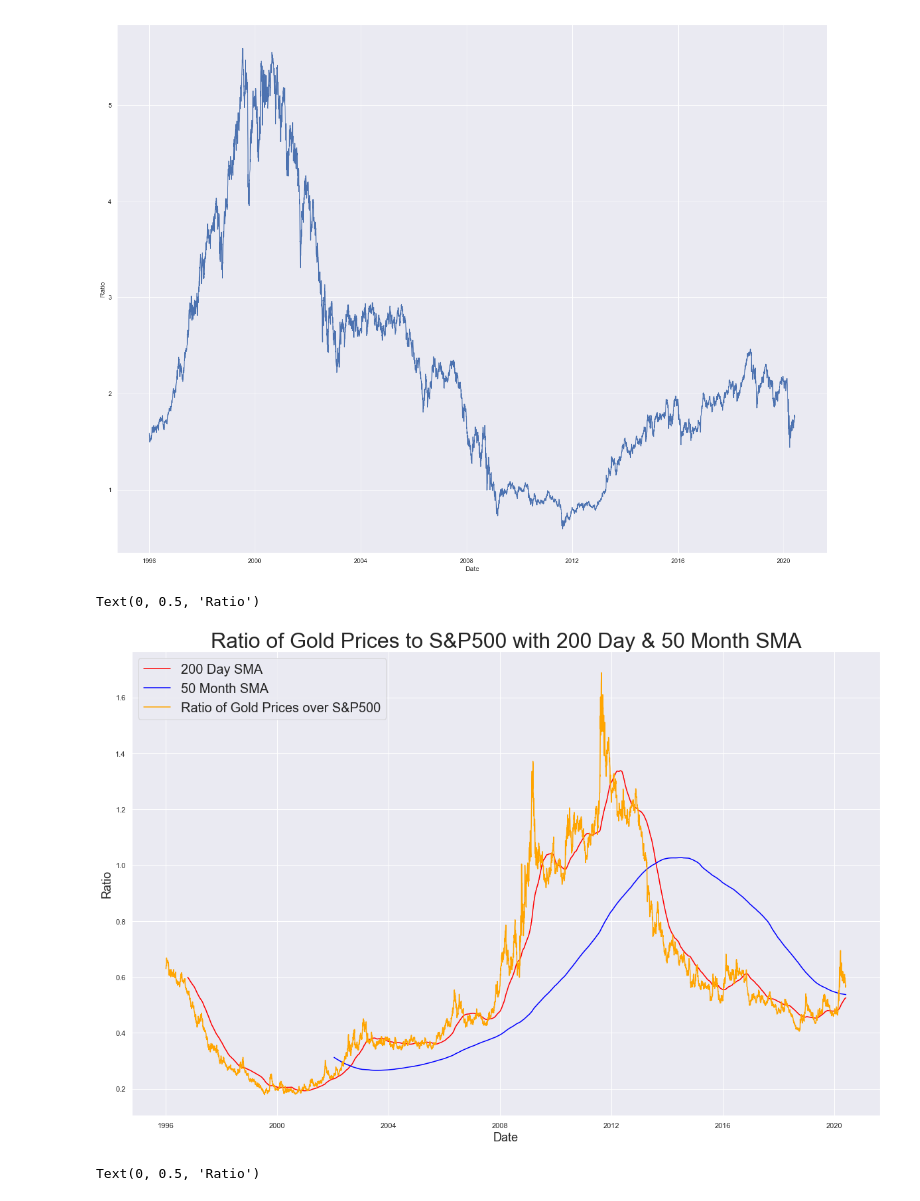
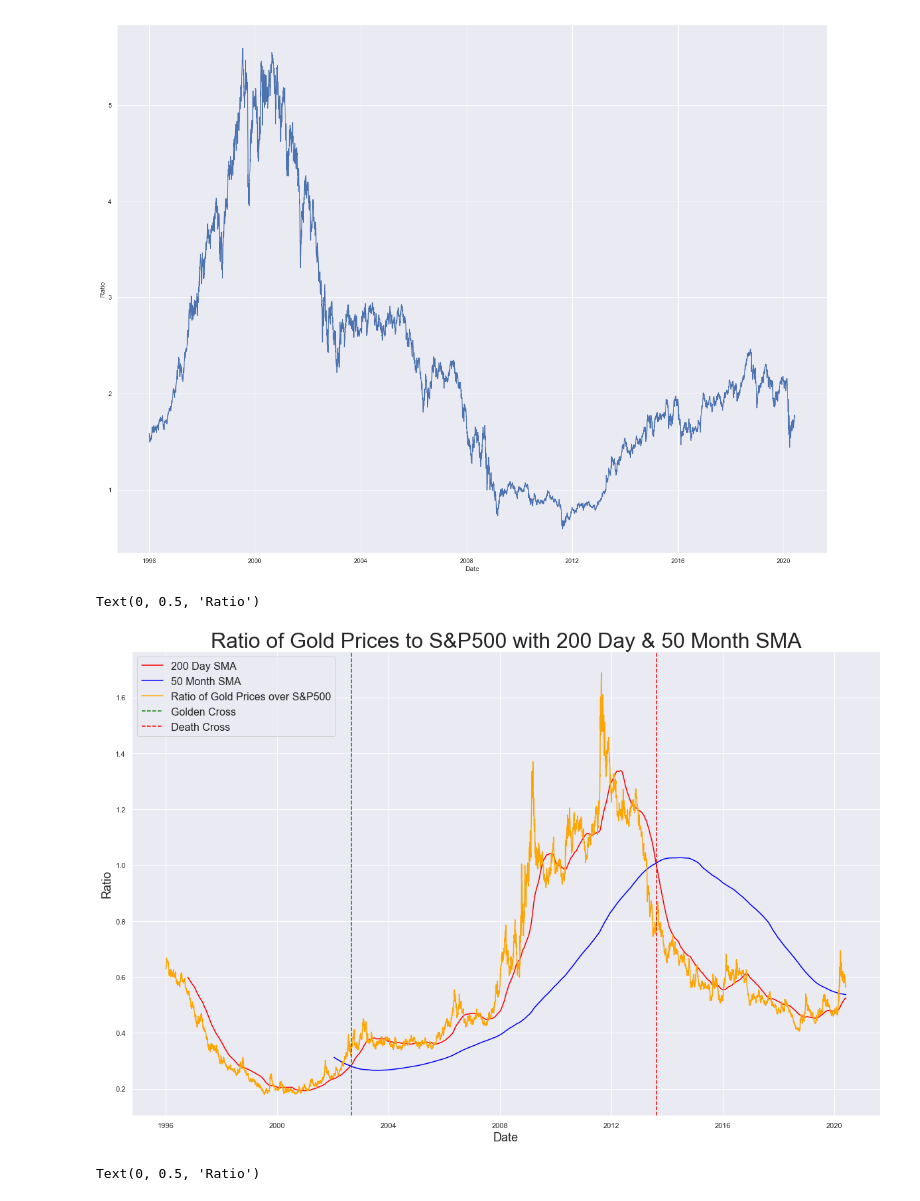
Before and after one commit to vikranttkumar/QuantitativeEasingEffects_Equities, a Jupyter notebook: Quantitative Easing Across Asset Classes.ipynb, the cells around one changed output. Cells and saved outputs as stored; diff of their text form; code cells hidden in the pictures.

```diff
--- a/Quantitative Easing Across Asset Classes.ipynb
+++ b/Quantitative Easing Across Asset Classes.ipynb
@@ -285,15 +291,3 @@ pas.vol(SPY_data['DailyReturn'])
 0.5501946543122485
 # %%
 #def compute_ratios(df1,df2)
-# %%
-sns.set(rc={'figure.figsize':(16,10)})
-fig,ax = plt.subplots()
-ax.plot(VTV_data.Date, VTV_data.DailyReturn, color="green")
-ax.plot(VUG_data.Date, VUG_data.DailyReturn, color="blue")
-#ax.plot(SPY_data.Date, SPY_data.DailyReturn, color="blue")
-#ax.plot(BRK_data.Date, BRK_data.DailyReturn, color="green")
-
-growth_val = pd.DataFrame({"Date":VTV_data['Date'],"Ratio":VTV_data['Actual_Price']/VUG_data['Actual_Price']})
-ax2 = ax.twinx()
-ax2.plot(growth_val.Date, growth_val.Ratio, color='darkgray')
-plt.show()
@@ -301,0 +294,17 @@ plt.show()
+# %%
+SPYG_base = compute_returns(SPYG_price, '2000-11-01', '2020-06-01')
+SPYV_base = compute_returns(SPYV_price, '2000-11-01', '2020-06-01')
+sns.set(rc={'figure.figsize':(14,10)})
+fig,ax = plt.subplots()
+ax.plot(SPYV_base.Date, SPYV_base.DailyReturn, color="blue", label='S&P500 Value')
+ax.plot(SPYG_base.Date, SPYG_base.DailyReturn, color="green", label='S&P500 Growth')
+ax.set_xlabel("Date",size=16)
+ax.set_ylabel("Return (y*100= Return%)", size=16)
+
+growth_val = pd.DataFrame({"Date":SPYV_base['Date'],"Ratio":SPYV_base['Actual_Price']/SPYG_base['Actual_Price']})
+ax2 = ax.twinx()
+ax2.plot(growth_val.Date, growth_val.Ratio, color='darkgray', label='Value/Growth ratio')
+ax2.set_ylabel("Value/Growth Ratio", size=16)
+ax2.legend(loc='upper right')
+ax.legend(loc='upper left')
+plt.title("Comparing Value vs. Growth in the S&P500",size=20)
@@ -388,17 +405,20 @@ Gold_vs_SPY['EMA_Gold_SPY_50Month'] = Gold_vs_SPY['Inverse_Ratio'].ewm(span=1521
 # %%
 sns.set(rc={'figure.figsize':(18,12)})
 # plt.style.use('fivethirtyeight')
 sns.lineplot(x='Date',y='SMA_Gold_SPY_200Day',data=Gold_vs_SPY, color='red', label='200 Day SMA')
 sns.lineplot(x='Date',y='SMA_Gold_SPY_50Month',data=Gold_vs_SPY, color='blue', label = '50 Month SMA')
 sns.lineplot(x='Date',y='Inverse_Ratio',data=Gold_vs_SPY, color='orange', label='Ratio of Gold Prices over S&P500')
 plt.title("Ratio of Gold Prices to S&P500 with 200 Day & 50 Month SMA", size=32)
-plt.legend(loc='upper left', fontsize=20)
+# plt.legend(loc='upper left', fontsize=16)
+plt.axvline(pd.to_datetime('2002-9-01'), color='green', label='Golden Cross', linestyle='--')
+plt.axvline(pd.to_datetime('2013-08-15'), color='red', linestyle='--', label='Death Cross')
+plt.legend(loc='upper left', fontsize=16)
 plt.xlabel("Date", size=18)
 plt.ylabel("Ratio", size=18)
 #plt.show()
 # %% [output]
 Text(0, 0.5, 'Ratio')
-[figure, old version]
+[figure, new version]
 # %%
 sns.set(rc={'figure.figsize':(18,12)})
 # plt.style.use('fivethirtyeight')
```
Also changed, not shown: parts of 16 cells of this notebook.
